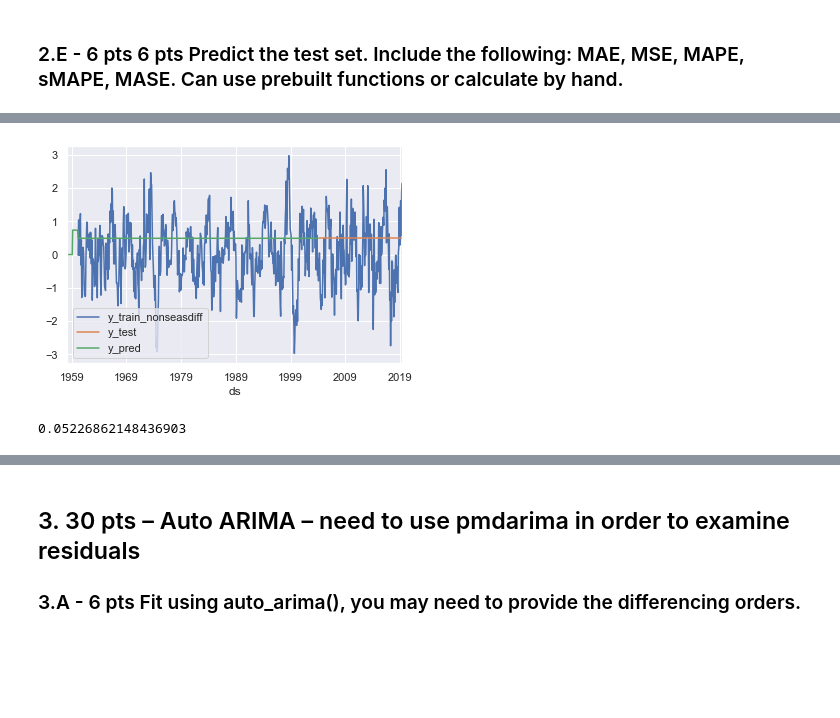
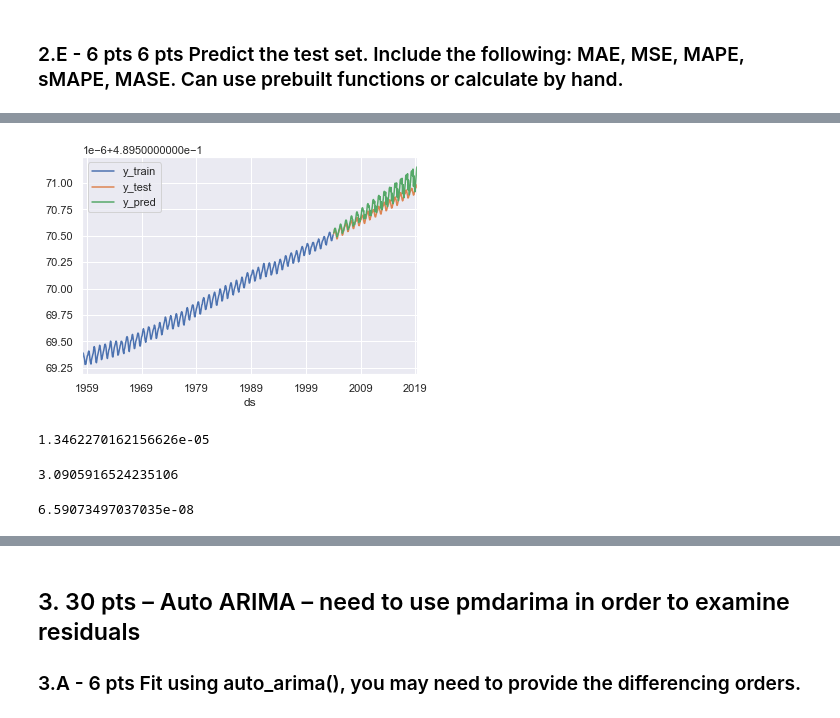
Before and after one commit to earnestsalgado/time-series-analysis_spr22, a Jupyter notebook: HW4/Week 4 Assignment Advanced Arima modeling.ipynb, the cells around one changed output, grey strips where cells are left out. Cells and saved outputs as stored; diff of their text form; code cells hidden in the pictures; blank space fills up the shorter version.

```diff
--- a/HW4/Week 4 Assignment Advanced Arima modeling.ipynb
+++ b/HW4/Week 4 Assignment Advanced Arima modeling.ipynb
@@ -358,7 +358,7 @@ plt.show()
 # %% [markdown]
 ### 2.C - 6 pts Fit and predict a SARIMA model using your best estimate of the SARIMA(p,d,q)(P,D,Q)m order. Return the model summary
 # %%
-sarima_model = sm.tsa.statespace.SARIMAX(endog=y_train,order=(1,0,1), seasonal_order=(0, 2, 0, 12))
+sarima_model = sm.tsa.statespace.SARIMAX(endog=y_train,order=(3,0,1), seasonal_order=(0, 2, 0, 12))
 sarima_fit = sarima_model.fit()
 print(sarima_fit.summary())
 # %% [output]
@@ -430,10 +478,10 @@ y_test.plot(color = 'black')
 # %%
-def plot_results(y_train_nonseasdiff, y_test, y_pred):
+def plot_results(y_train, y_test, y_pred):
     # plot the results
-    y_train_nonseasdiff.plot()
+    y_train.plot()
     y_test.plot()
 
     y_pred.plot()
 
-    plt.legend(['y_train_nonseasdiff','y_test','y_pred'])
+    plt.legend(['y_train','y_test','y_pred'])
     plt.show()
@@ -442,13 +488,5 @@ forecasting_index = ForecastingHorizon(y_test.index, is_relative=False)
 # %%
 # model prediction
-
-y_pred = sarima_fit.predict(fh = forecasting_index)
-
-plot_results(y_train_nonseasdiff, y_test, y_pred)
+plot_results(y_train, y_test, y_pred)
 # %% [output]
-[figure, old version]
+[figure, new version]
-# %%
-sarima_mae = mean_absolute_percentage_error(y_train, y_pred)
-sarima_mae
-# %% [output]
-0.05226862148436903
@@ -454,0 +496,17 @@ sarima_mae
+# %%
+#calculate SMAPE
+smape(y_test, y_pred)
+# %% [output]
+1.3462270162156626e-05
+# %%
+from sktime.performance_metrics.forecasting import MeanAbsoluteScaledError
+mase = MeanAbsoluteScaledError()
+mase(y_test, y_pred, y_train=y_train)
+# %% [output]
+3.0905916524235106
+# %%
+from sktime.performance_metrics.forecasting import MeanAbsoluteError
+mae = MeanAbsoluteError()
+mae(y_test, y_pred)
+# %% [output]
+6.59073497037035e-08
```
Also changed, not shown: parts of 32 cells of this notebook.
